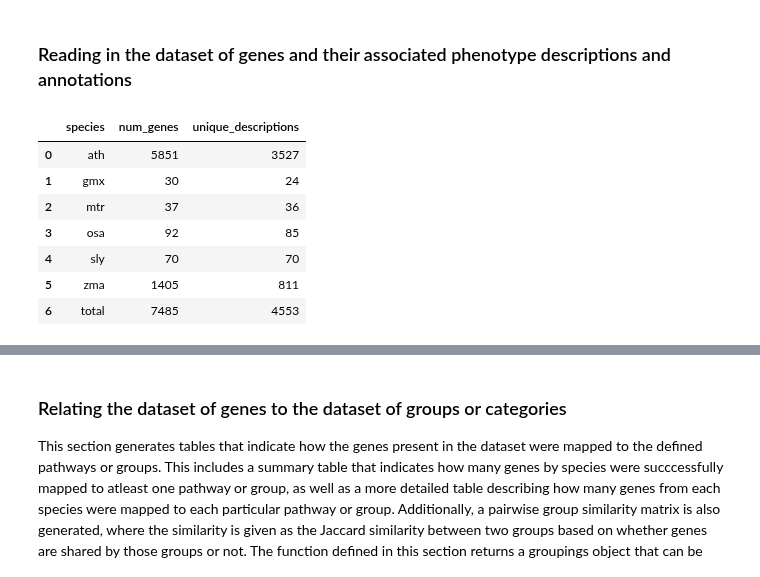
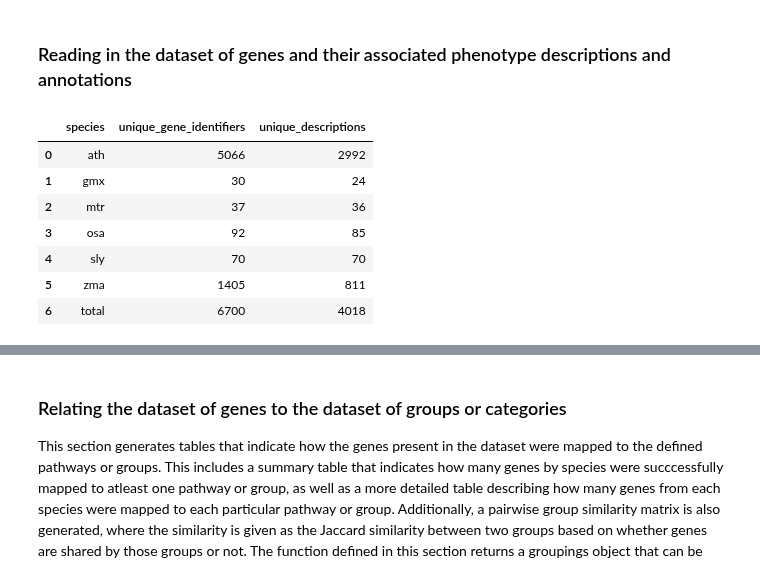
Before and after one commit to irbraun/plant-phenotypes-nlp, a Jupyter notebook: notebooks/Analysis.ipynb, the cells around one changed output, grey strips where cells are left out. Drawn from its saved outputs; the diff is of its cells as text; code cells hidden in the pictures.

```diff
--- a/notebooks/Analysis.ipynb
+++ b/notebooks/Analysis.ipynb
@@ -221,20 +224,24 @@ lloyd_function_hierarchy_path = "../data/group_related_files/lloyd/lloyd_functio
 ### Reading in the dataset of genes and their associated phenotype descriptions and annotations
 # %%
 # Loading the human dataset of concatenated SNP descriptions for genes in SNPedia.
-snpedia_dataset = Dataset(snpedia_dataset_path)
-snpedia_dataset.filter_has_description()
-snpedia_dataset.describe()
+#snpedia_dataset = Dataset(snpedia_dataset_path)
+#snpedia_dataset.filter_has_description()
+#snpedia_dataset.describe()
 
 # Loading the plant dataset of phenotype descriptions.
-plant_dataset = load_from_pickle(plant_dataset_path)
+plant_dataset = Dataset(plant_dataset_path)
 plant_dataset.filter_has_description()
 plant_dataset.describe()
+
+# Which dataset should be used for the rest of the analysis? Useful for changing when running as a notebook.
+dataset = plant_dataset
+dataset.describe()
 # %% [output]
-|  | species | num_genes | unique_descriptions |
-| 0 | ath | 5851 | 3527 |
+|  | species | unique_gene_identifiers | unique_descriptions |
+| 0 | ath | 5066 | 2992 |
 | 1 | gmx | 30 | 24 |
 | 2 | mtr | 37 | 36 |
 | 3 | osa | 92 | 85 |
 | 4 | sly | 70 | 70 |
 | 5 | zma | 1405 | 811 |
-| 6 | total | 7485 | 4553 |
+| 6 | total | 6700 | 4018 |
```
Also changed, not shown: parts of 14 cells of this notebook.
